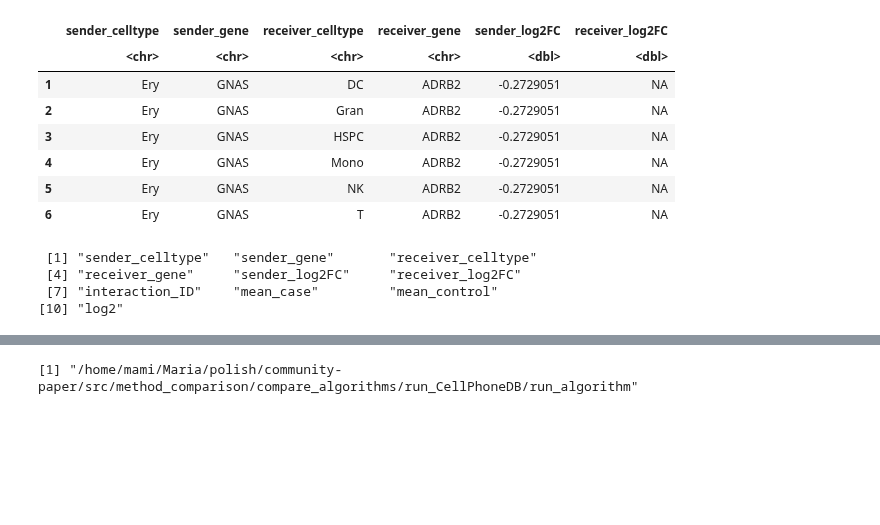
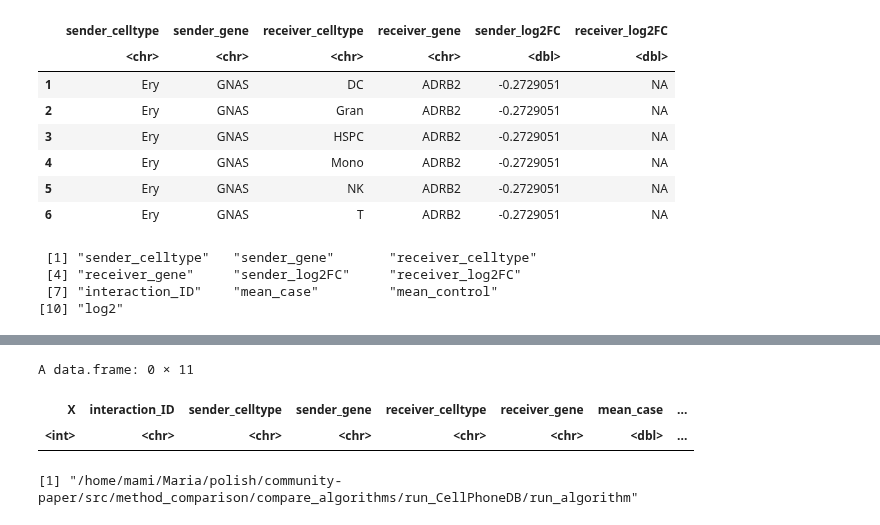
Before and after one commit to colomemaria/community-paper, a Jupyter notebook: src/method_comparison/compare_algorithms/run_CellPhoneDB/run_algorithm/run_CPDB.ipynb, the cells around one changed output, grey strips where cells are left out. Saved outputs shown, nothing was run; the diff lists cells and outputs as text; code cells hidden in the pictures; blank space fills up the shorter version.

```diff
--- a/src/method_comparison/compare_algorithms/run_CellPhoneDB/run_algorithm/run_CPDB.ipynb
+++ b/src/method_comparison/compare_algorithms/run_CellPhoneDB/run_algorithm/run_CPDB.ipynb
@@ -520,3 +563,9 @@ downregulated <- filter(results, interaction_ID %in% downregulated_anno$interact
+# %%
+anno[anno$log2==1.5,]
+# %% [output]
+A data.frame: 0 × 11
+| X | interaction_ID | sender_celltype | sender_gene | receiver_celltype | receiver_gene | mean_case | ... |
+| <int> | <chr> | <chr> | <chr> | <chr> | <chr> | <dbl> | ... |
 # %%
 write.csv(upregulated_anno, paste0(final_out,"upregulated_anno.csv"))
 write.csv(downregulated_anno, paste0(final_out,"downregulated_anno.csv"))
```
Also changed, not shown: parts of 7 cells of this notebook, 44 other files.
